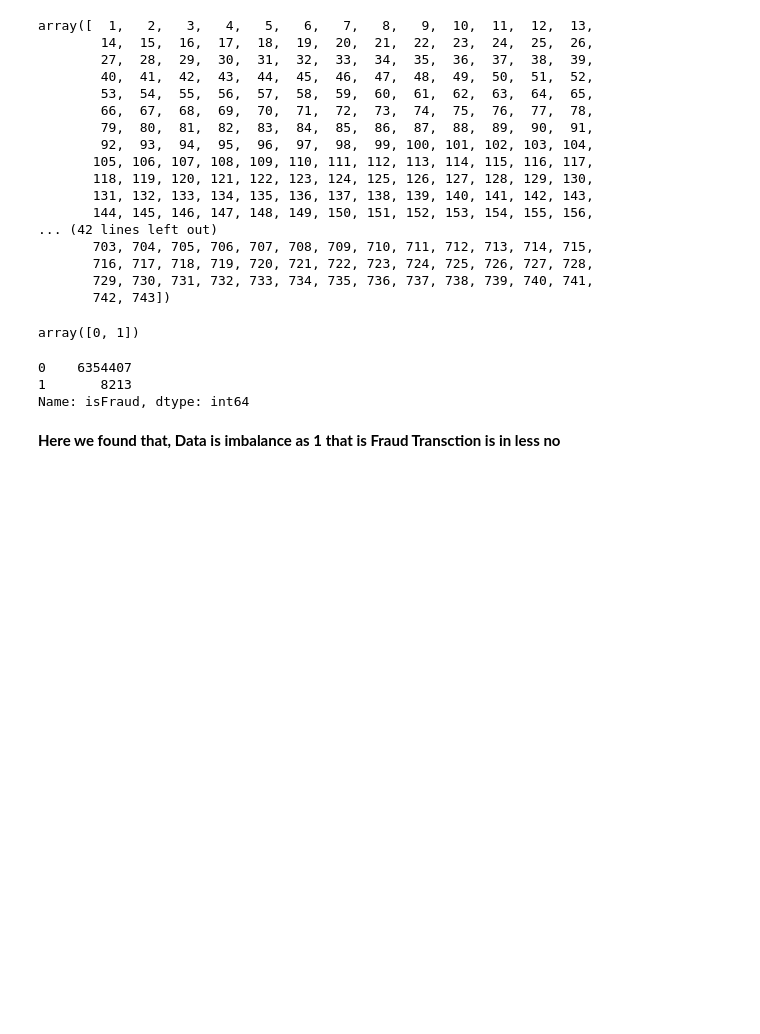
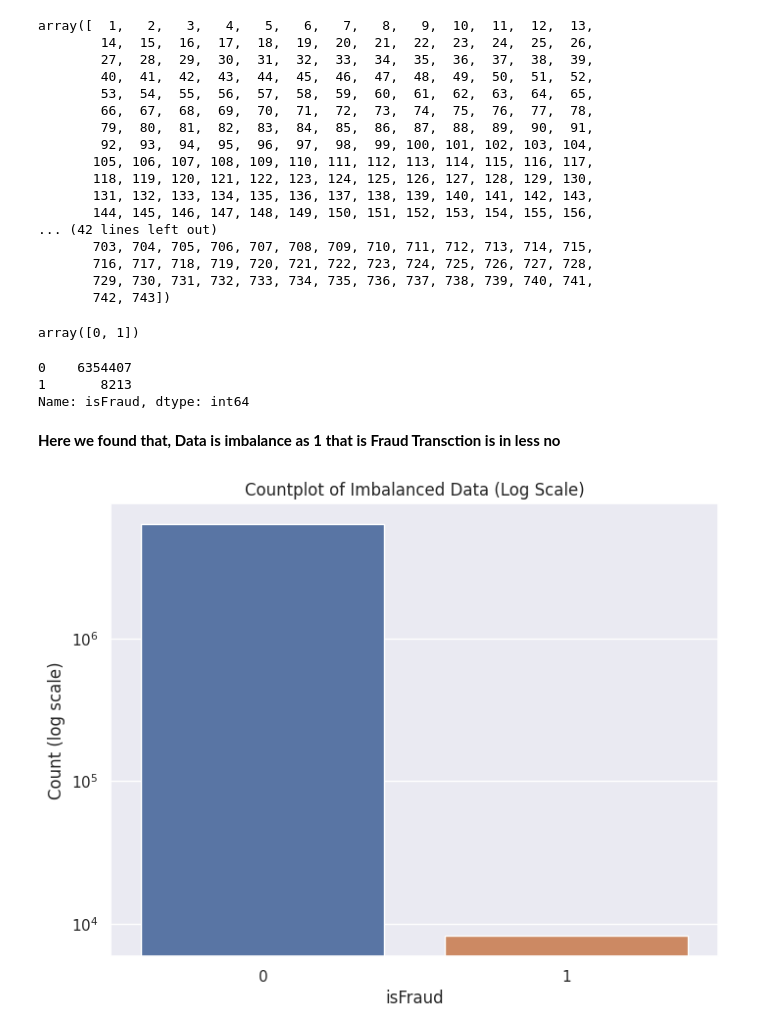
Before and after one commit to jay-D-Deshmukh/Credit-Card-Fraud-Detection, a Jupyter notebook: Fraud.ipynb, the cells around one changed output. Saved outputs shown, nothing was run; the diff lists cells and outputs as text; code cells hidden in the pictures; blank space fills up the shorter version.

```diff
--- a/Fraud.ipynb
+++ b/Fraud.ipynb
@@ -149,3 +149,21 @@ data['isFraud'].value_counts()
 Name: isFraud, dtype: int64
 # %% [markdown]
 **Here we found that, Data is imbalance as  1  that is Fraud Transction is in less no**
+# %%
+
+sns.set(style="darkgrid")
+plt.figure(figsize=(8, 6))
+ax = sns.countplot(x=data['isFraud'], data=data)
+
+# Set a log scale on the y-axis
+ax.set_yscale('log')
+
+# Add labels and title
+plt.title('Countplot of Imbalanced Data (Log Scale)')
+plt.xlabel('isFraud')
+plt.ylabel('Count (log scale)')
+
+# Show the plot
+plt.show()
+# %% [output]
+[figure, added]
```
Also changed, not shown: parts of 28 cells of this notebook.
